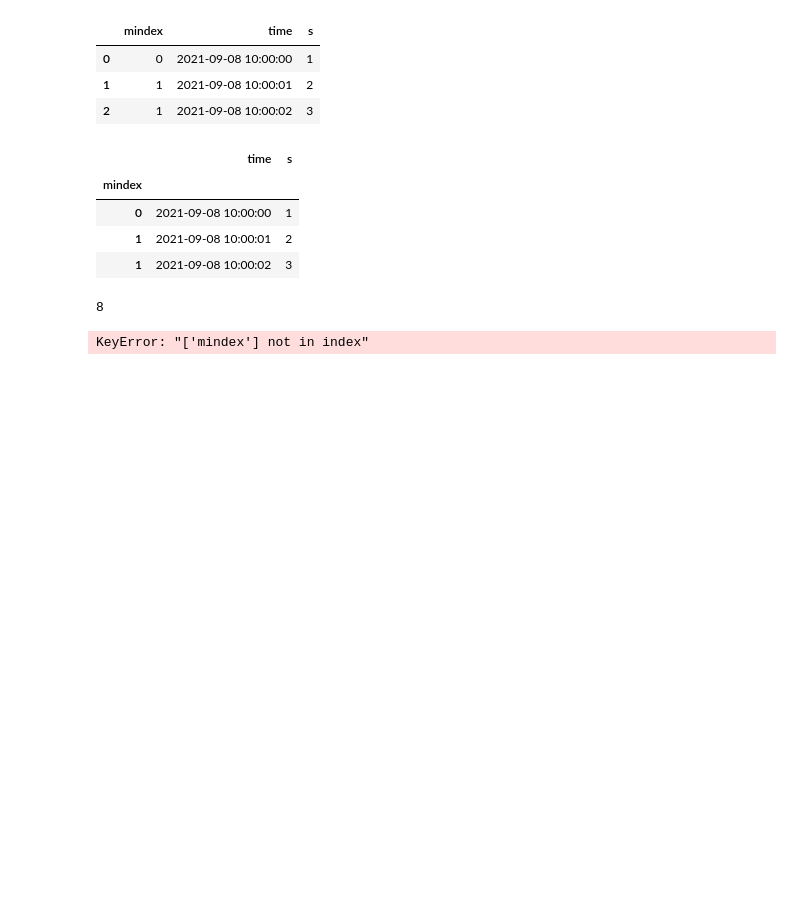
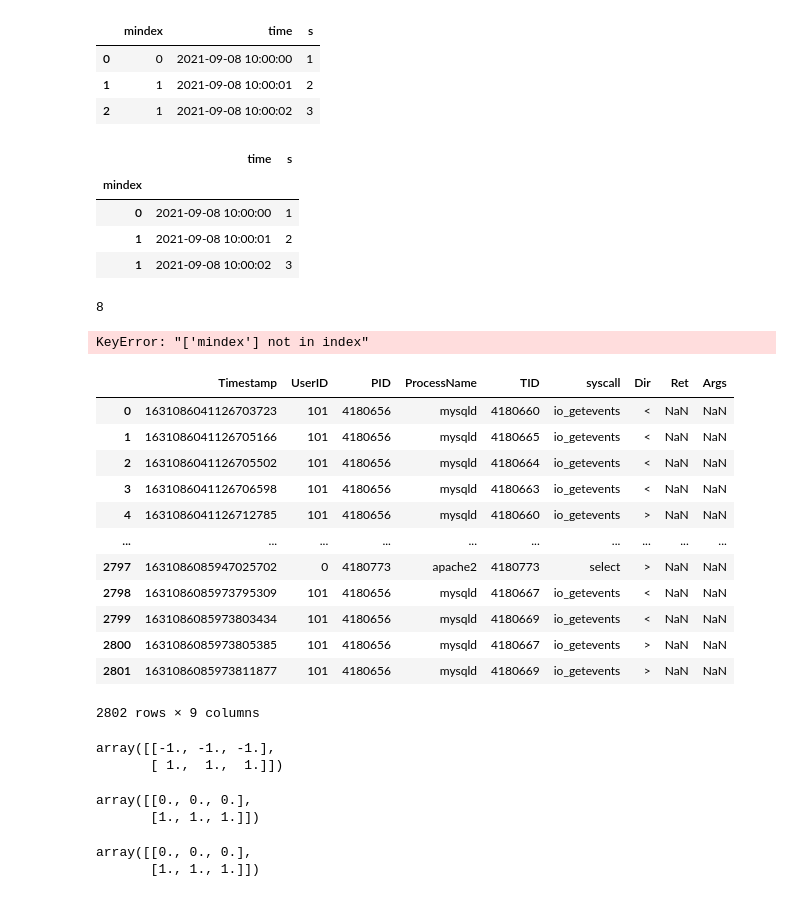
Before and after one commit to paperg/LID-DS-RAW, a Jupyter notebook: tools/analyze/learn.ipynb, the cells around one changed output. Cells and saved outputs as stored; diff of their text form; code cells hidden in the pictures; blank space fills up the shorter version.

```diff
--- a/tools/analyze/learn.ipynb
+++ b/tools/analyze/learn.ipynb
@@ -389,3 +485,21 @@ with open('L:\\hids\\dataSet\\GP_DATA_DIR\\CWE-89-SQL-injection\\training\\acidi
 data = [[1,2,3,4,5,6], [6,5,4,3,2,1]]
 # %%
 data = np.array(data)
+# %%
+df = pd.read_csv('L:\\hids\\dataSet\\CWE-89-SQL-injection_train\\test\\normal\\colossal_sammet_5112.sc',delim_whitespace = True, names = ['Timestamp','UserID', 'PID', 'ProcessName', 'TID', 'syscall', 'Dir', 'Ret', 'Args'])
+# %%
+df
+# %% [output]
+|  | Timestamp | UserID | PID | ProcessName | TID | syscall | Dir | Ret | Args |
+| 0 | 1631086041126703723 | 101 | 4180656 | mysqld | 4180660 | io_getevents | < | NaN | NaN |
+| 1 | 1631086041126705166 | 101 | 4180656 | mysqld | 4180665 | io_getevents | < | NaN | NaN |
+| 2 | 1631086041126705502 | 101 | 4180656 | mysqld | 4180664 | io_getevents | < | NaN | NaN |
+| 3 | 1631086041126706598 | 101 | 4180656 | mysqld | 4180663 | io_getevents | < | NaN | NaN |
+| 4 | 1631086041126712785 | 101 | 4180656 | mysqld | 4180660 | io_getevents | > | NaN | NaN |
+| ... | ... | ... | ... | ... | ... | ... | ... | ... | ... |
+| 2797 | 1631086085947025702 | 0 | 4180773 | apache2 | 4180773 | select | > | NaN | NaN |
+| 2798 | 1631086085973795309 | 101 | 4180656 | mysqld | 4180667 | io_getevents | < | NaN | NaN |
+| 2799 | 1631086085973803434 | 101 | 4180656 | mysqld | 4180669 | io_getevents | < | NaN | NaN |
+| 2800 | 1631086085973805385 | 101 | 4180656 | mysqld | 4180667 | io_getevents | > | NaN | NaN |
+| 2801 | 1631086085973811877 | 101 | 4180656 | mysqld | 4180669 | io_getevents | > | NaN | NaN |
+2802 rows × 9 columns
@@ -392,3 +514,18 @@ data = np.array(data)
+# %%
+result
+# %% [output]
+array([[-1., -1., -1.],
+       [ 1.,  1.,  1.]])
+# %%
+test_res
+# %% [output]
+array([[0., 0., 0.],
+       [1., 1., 1.]])
+# %%
+test_res
+# %% [output]
+array([[0., 0., 0.],
+       [1., 1., 1.]])
 # %%
 data
 # %% [output]
```
Also changed, not shown: parts of 8 cells of this notebook, 26 other files.
